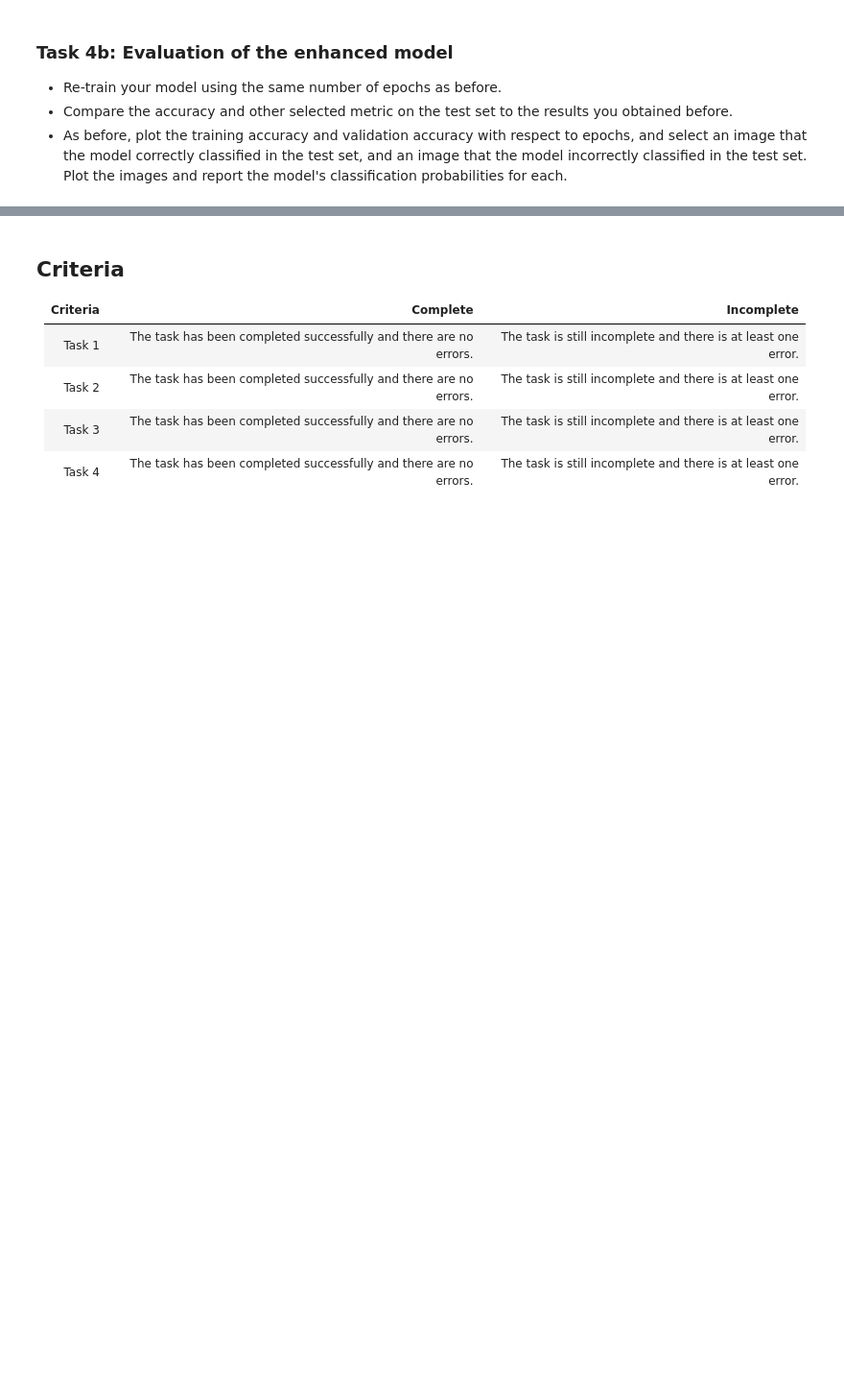
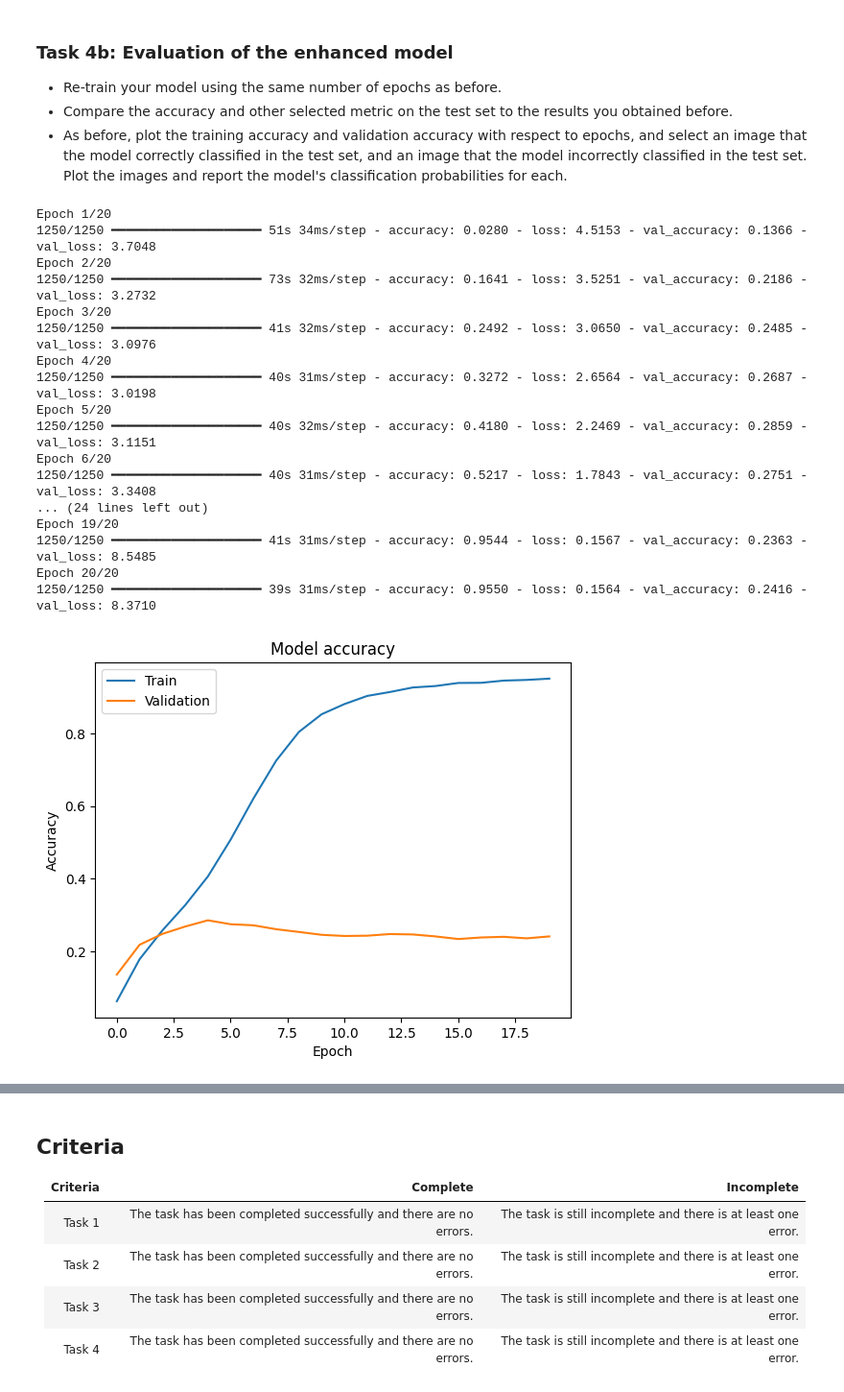
Before and after one commit to nipunpuri/deep_learning, a Jupyter notebook: 02_activities/assignments/assignment_1.ipynb, the cells around one changed output, grey strips where cells are left out. Shown at 96% size. Saved outputs shown, nothing was run; the diff lists cells and outputs as text; code cells hidden in the pictures; blank space fills up the shorter version.

```diff
--- a/02_activities/assignments/assignment_1.ipynb
+++ b/02_activities/assignments/assignment_1.ipynb
@@ -106,7 +392,40 @@ class_names = [
 - Compare the accuracy and other selected metric on the test set to the results you obtained before.
 - As before, plot the training accuracy and validation accuracy with respect to epochs, and select an image that the model correctly classified in the test set, and an image that the model incorrectly classified in the test set. Plot the images and report the model's classification probabilities for each.
 # %%
-# Your Code Here
+model.compile(loss='categorical_crossentropy', optimizer='adam', metrics=['accuracy'])
+
+history__ = model.fit(x_train, y_train, epochs=20, batch_size=32, validation_data=(x_test, y_test))
+
+# After looking at plot below, looks like 12 is better than 5
+import matplotlib.pyplot as plt
+
+# Plot training & validation accuracy values
+plt.plot(history__.history['accuracy'])
+plt.plot(history__.history['val_accuracy'])
+plt.title('Model accuracy')
+plt.ylabel('Accuracy')
+plt.xlabel('Epoch')
+plt.legend(['Train', 'Validation'], loc='upper left')
+plt.show()
+# %% [output]
+Epoch 1/20
+1250/1250 ━━━━━━━━━━━━━━━━━━━━ 51s 34ms/step - accuracy: 0.0280 - loss: 4.5153 - val_accuracy: 0.1366 - val_loss: 3.7048
+Epoch 2/20
+1250/1250 ━━━━━━━━━━━━━━━━━━━━ 73s 32ms/step - accuracy: 0.1641 - loss: 3.5251 - val_accuracy: 0.2186 - val_loss: 3.2732
+Epoch 3/20
+1250/1250 ━━━━━━━━━━━━━━━━━━━━ 41s 32ms/step - accuracy: 0.2492 - loss: 3.0650 - val_accuracy: 0.2485 - val_loss: 3.0976
+Epoch 4/20
+1250/1250 ━━━━━━━━━━━━━━━━━━━━ 40s 31ms/step - accuracy: 0.3272 - loss: 2.6564 - val_accuracy: 0.2687 - val_loss: 3.0198
+Epoch 5/20
+1250/1250 ━━━━━━━━━━━━━━━━━━━━ 40s 32ms/step - accuracy: 0.4180 - loss: 2.2469 - val_accuracy: 0.2859 - val_loss: 3.1151
+Epoch 6/20
+1250/1250 ━━━━━━━━━━━━━━━━━━━━ 40s 31ms/step - accuracy: 0.5217 - loss: 1.7843 - val_accuracy: 0.2751 - val_loss: 3.3408
+... (24 lines left out)
+Epoch 19/20
+1250/1250 ━━━━━━━━━━━━━━━━━━━━ 41s 31ms/step - accuracy: 0.9544 - loss: 0.1567 - val_accuracy: 0.2363 - val_loss: 8.5485
+Epoch 20/20
+1250/1250 ━━━━━━━━━━━━━━━━━━━━ 39s 31ms/step - accuracy: 0.9550 - loss: 0.1564 - val_accuracy: 0.2416 - val_loss: 8.3710
+[figure, added]
 # %% [markdown]
 ### Task 4c: Discussion of the results
 
```
Also changed, not shown: parts of 18 cells of this notebook.
